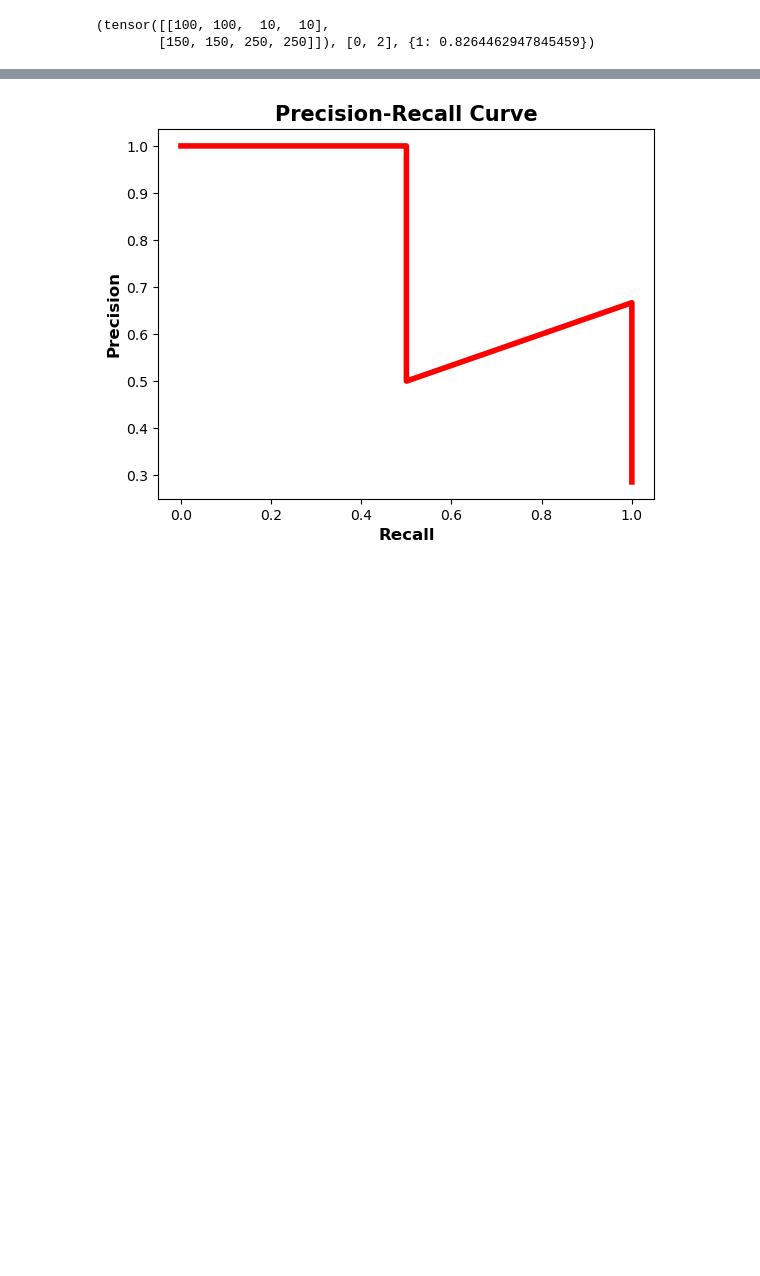
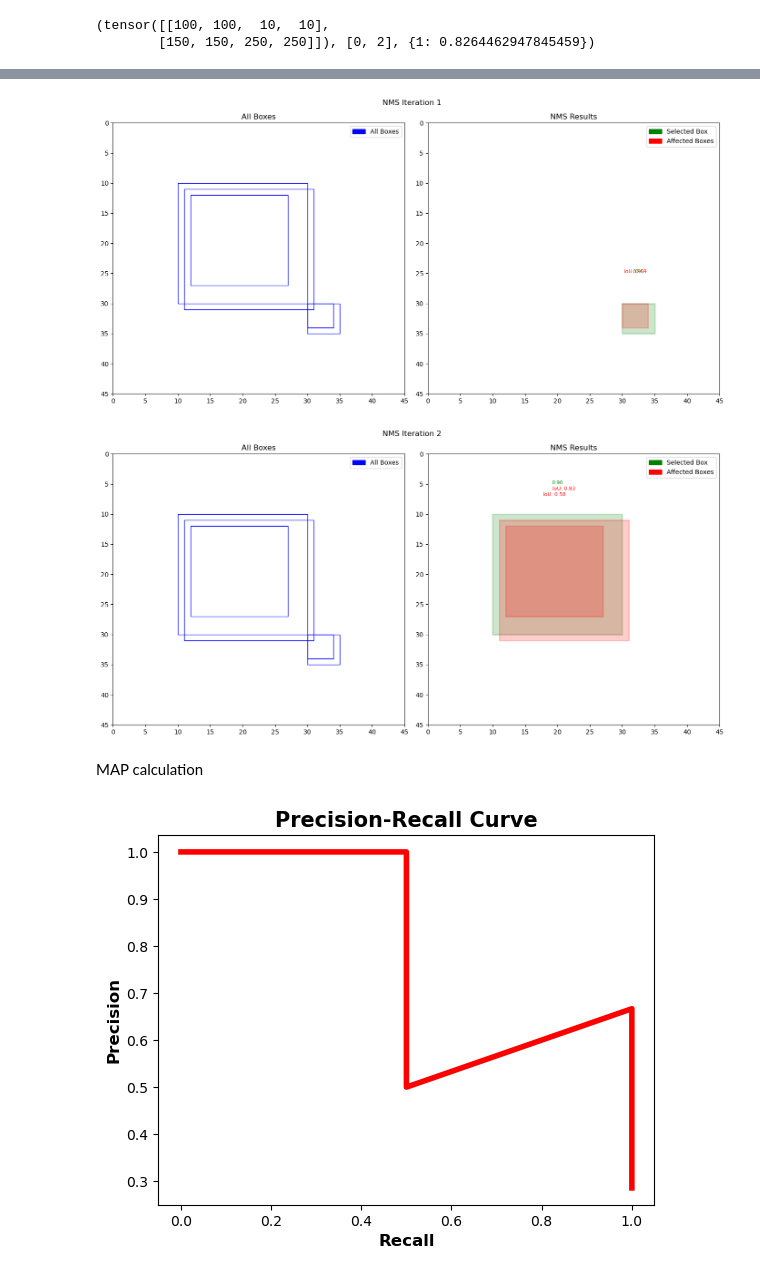
Before and after one commit to dragonoverlord3000/IDLCV_OD, a Jupyter notebook: 3_4 Poster Project.ipynb, the cells around one changed output, grey strips where cells are left out. Drawn from its saved outputs; the diff is of its cells as text; code cells hidden in the pictures; blank space fills up the shorter version.

```diff
--- a/3_4 Poster Project.ipynb
+++ b/3_4 Poster Project.ipynb
@@ -146,3 +263,20 @@ plot_boxes_nms(boxes, scores, selected_indices, discarded_iou_map, iou_threshold
+# %%
+boxes = torch.tensor([
+    [10, 10, 20, 20],
+    [11, 11, 20, 20],
+    [12, 12, 15, 15], # first image
+    [30, 30, 5, 5],
+    [30, 30, 4, 4]
+])
+scores = torch.tensor([0.9, 0.8, 0.7, 0.95, 0.7])
+iou_threshold = 0.5
+
+selected_boxes, selected_indices, discarded_iou_map = NMS_with_visualization_separated(boxes, scores, iou_threshold)
+# %% [output]
+[figure, added]
+[figure, added]
+# %% [markdown]
+MAP calculation
 # %%
 def compute_iou(box1, box2):
     # input of boxes [x, y, width, height] for box1, [xmin, ymin, xmax, ymax] for box2
```
Also changed, not shown: parts of 3 cells of this notebook.
